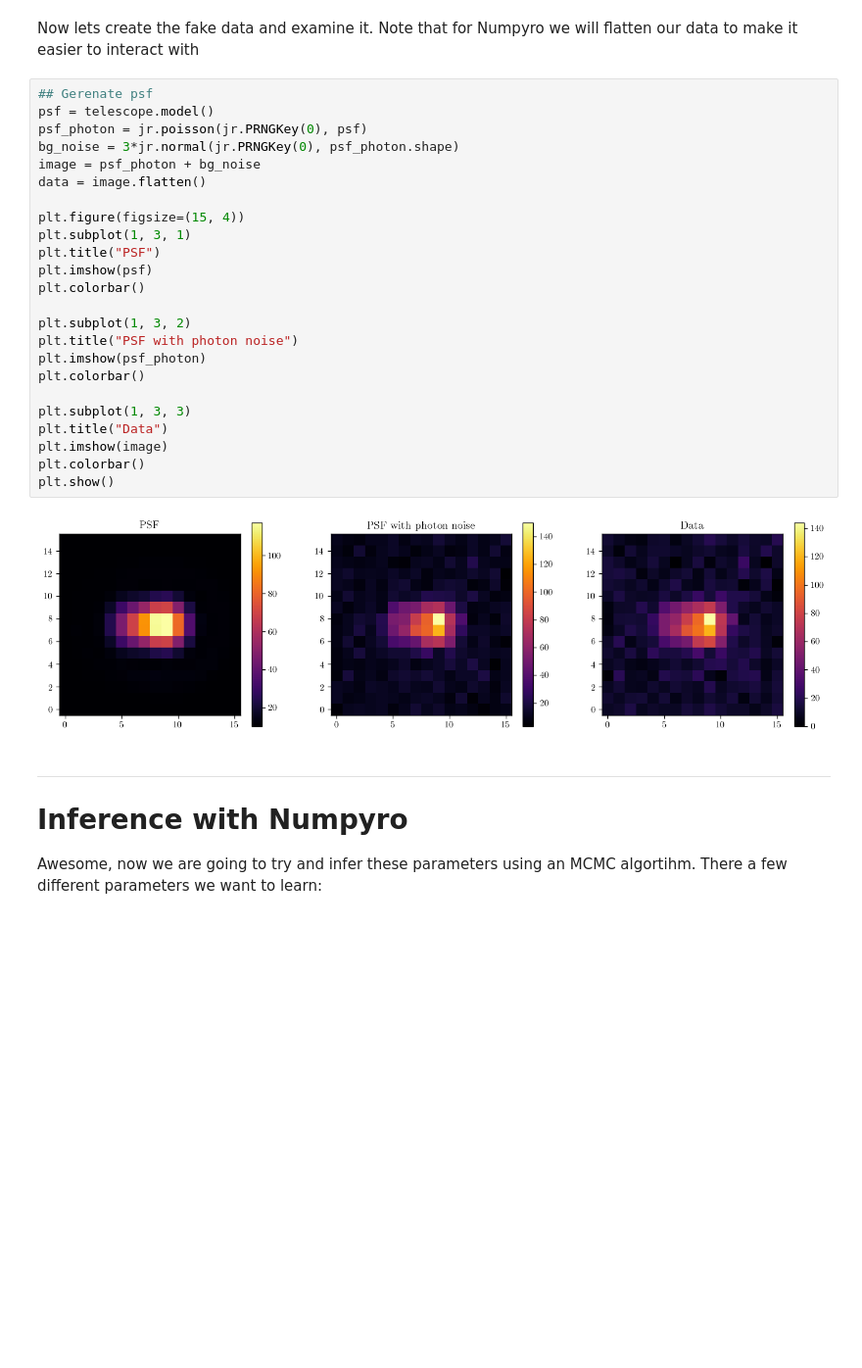
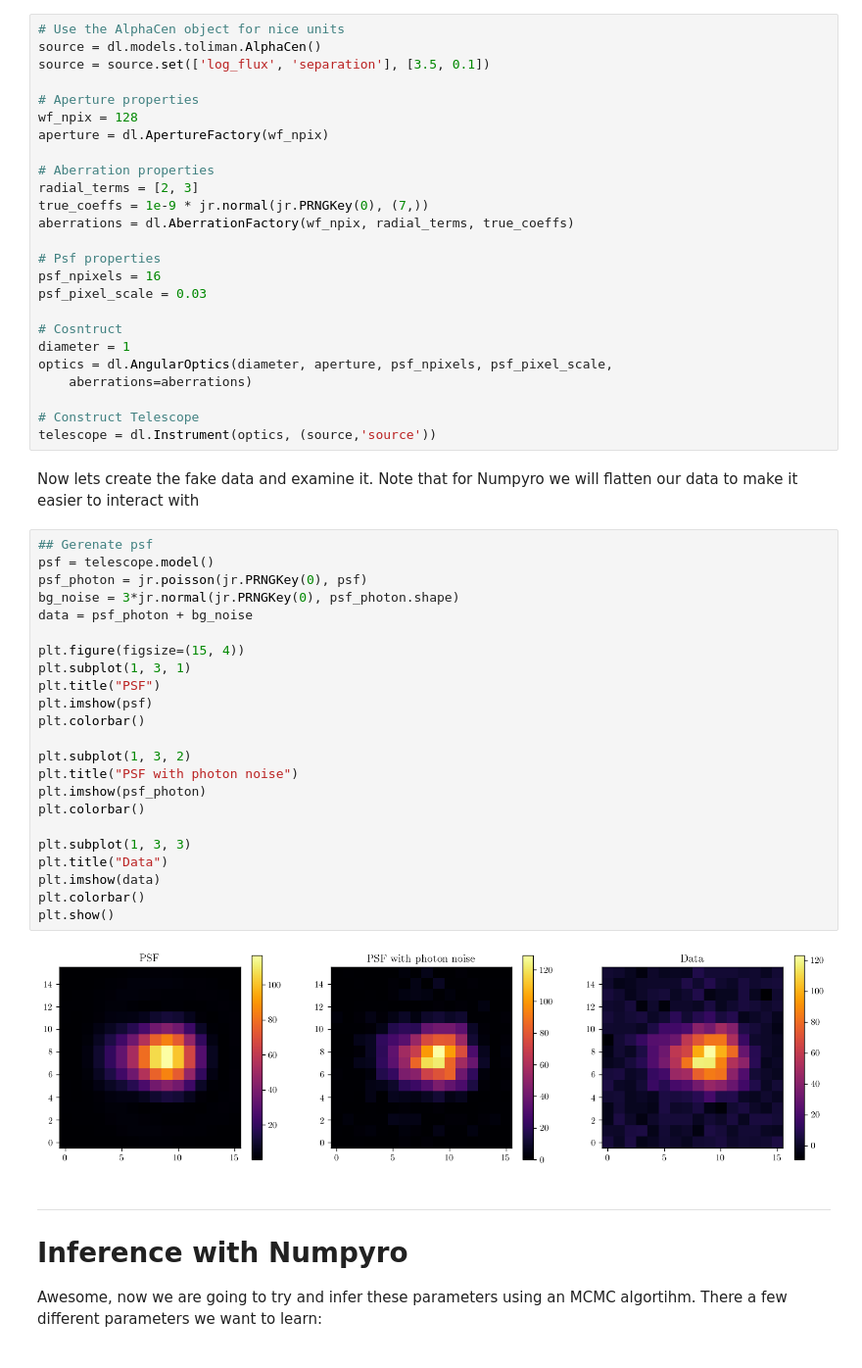
Before and after one commit to LouisDesdoigts/dLux, a Jupyter notebook: docs/notebooks/HMC.ipynb, the cells around one changed output. Shown at 98% size. Cells and saved outputs as stored; diff of their text form; blank space fills up the shorter version.

```diff
--- a/docs/notebooks/HMC.ipynb
+++ b/docs/notebooks/HMC.ipynb
@@ -87,31 +47,55 @@ telescope = dl.Instrument(optics, source, detector)
+# %%
+# Use the AlphaCen object for nice units
+source = dl.models.toliman.AlphaCen()
+source = source.set(['log_flux', 'separation'], [3.5, 0.1])
+
+# Aperture properties
+wf_npix = 128
+aperture = dl.ApertureFactory(wf_npix)
+
+# Aberration properties
+radial_terms = [2, 3]
+true_coeffs = 1e-9 * jr.normal(jr.PRNGKey(0), (7,))
+aberrations = dl.AberrationFactory(wf_npix, radial_terms, true_coeffs)
+
+# Psf properties
+psf_npixels = 16
+psf_pixel_scale = 0.03
+
+# Cosntruct
+diameter = 1
+optics = dl.AngularOptics(diameter, aperture, psf_npixels, psf_pixel_scale,
+    aberrations=aberrations)
+
+# Construct Telescope
+telescope = dl.Instrument(optics, (source,'source'))
 # %% [markdown]
 Now lets create the fake data and examine it. Note that for Numpyro we will flatten our data to make it easier to interact with
 # %%
 ## Gerenate psf
 psf = telescope.model()
 psf_photon = jr.poisson(jr.PRNGKey(0), psf)
 bg_noise = 3*jr.normal(jr.PRNGKey(0), psf_photon.shape)
-image = psf_photon + bg_noise
-data = image.flatten()
+data = psf_photon + bg_noise
 
 plt.figure(figsize=(15, 4))
 plt.subplot(1, 3, 1)
 plt.title("PSF")
 plt.imshow(psf)
 plt.colorbar()
 
 plt.subplot(1, 3, 2)
 plt.title("PSF with photon noise")
 plt.imshow(psf_photon)
 plt.colorbar()
 
 plt.subplot(1, 3, 3)
 plt.title("Data")
-plt.imshow(image)
+plt.imshow(data)
 plt.colorbar()
 plt.show()
 # %% [output]
-[figure, old version]
+[figure, new version]
 # %% [markdown]
 ---
 
```
Also changed, not shown: parts of 12 cells of this notebook, 3 other files.
